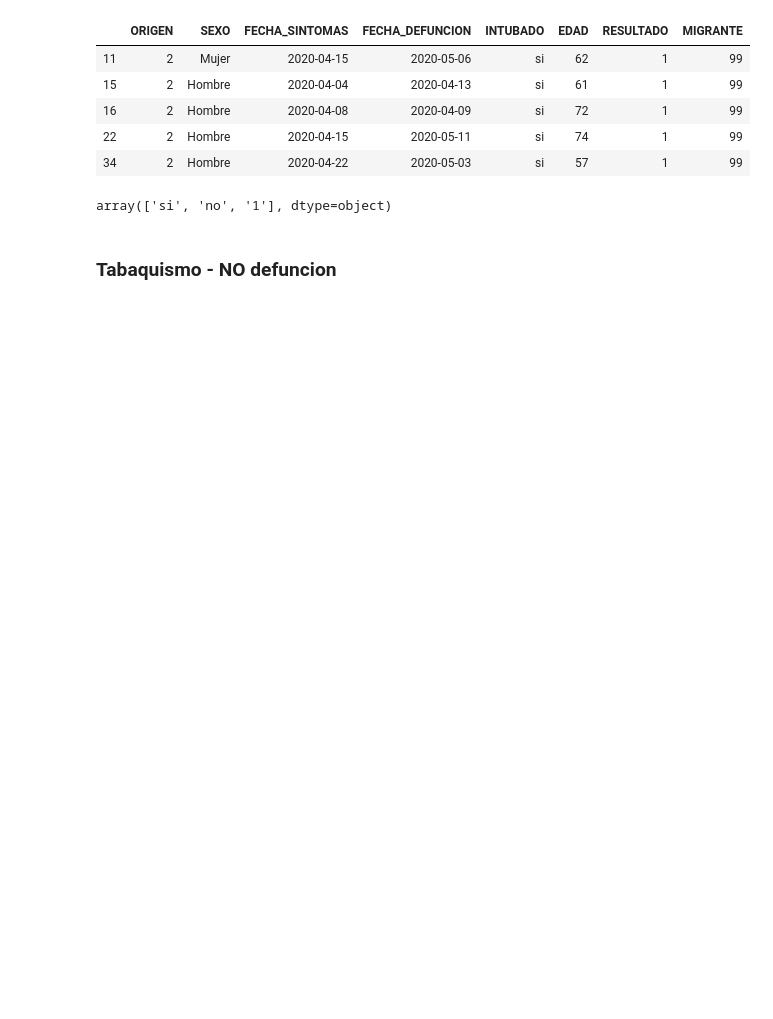
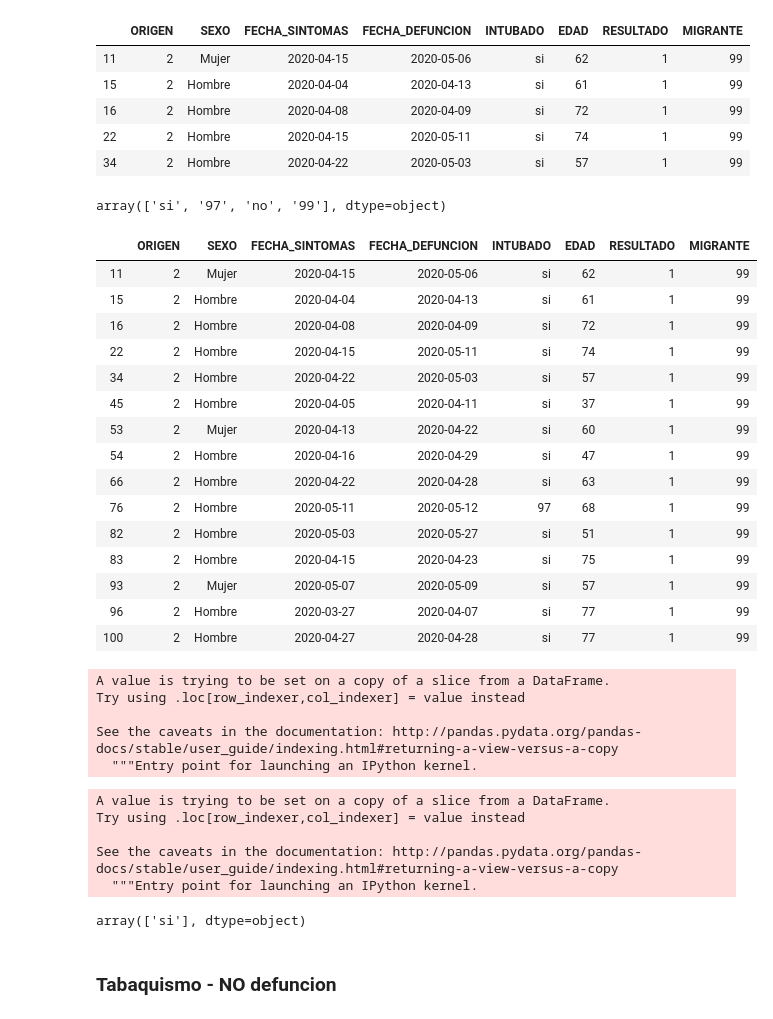
Before and after one commit to artthuro6/Covid-19, a Jupyter notebook: Modelo 1 - Covid.ipynb, the cells around one changed output. Cells and saved outputs as stored; diff of their text form; code cells hidden in the pictures; blank space fills up the shorter version.

Commit message:
Limpieza de datos TAB-INTUBADO 2

```diff
--- a/Modelo 1 - Covid.ipynb
+++ b/Modelo 1 - Covid.ipynb
@@ -371,7 +371,7 @@ Name: INTUBADO, dtype: int64
 # %%
 #data_tab_def["INTUBADO"] = np.where(data_tab_def["INTUBADO"] == "2", "si", data_tab_def["INTUBADO"])
 data_tab_def["INTUBADO"] = np.where(data_tab_def["INTUBADO"] == 1, "no", data_tab_def["INTUBADO"])
-data_tab_def["INTUBADO"] = np.where(data_tab_def["INTUBADO"] == 97, "no", data_tab_def["INTUBADO"])
+data_tab_def["INTUBADO"] = np.where(data_tab_def["INTUBADO"] == "97", "no", data_tab_def["INTUBADO"])
 data_tab_def["INTUBADO"] = np.where(data_tab_def["INTUBADO"] == 99, "no", data_tab_def["INTUBADO"])
 # %% [output]
 A value is trying to be set on a copy of a slice from a DataFrame.
@@ -389,3 +389,5 @@ Try using .loc[row_indexer,col_indexer] = value instead
 
 See the caveats in the documentation: http://pandas.pydata.org/pandas-docs/stable/user_guide/indexing.html#returning-a-view-versus-a-copy
   after removing the cwd from sys.path.
+# %%
+data_tab_def["INTUBADO"] = np.where(data_tab_def["INTUBADO"] == "97", "no", data_tab_def["INTUBADO"])
@@ -391,0 +400,2 @@ See the caveats in the documentation: http://pandas.pydata.org/pandas-docs/stabl
+# %%
+data_tab_def["INTUBADO"] = np.where(data_tab_def["INTUBADO"] == "99", "no", data_tab_def["INTUBADO"])
@@ -397,3 +413,5 @@ Try using .loc[row_indexer,col_indexer] = value instead
 
 See the caveats in the documentation: http://pandas.pydata.org/pandas-docs/stable/user_guide/indexing.html#returning-a-view-versus-a-copy
   """Entry point for launching an IPython kernel.
+# %%
+data_tab_def["INTUBADO"] = np.where(data_tab_def["INTUBADO"] == "1", "no", data_tab_def["INTUBADO"])
@@ -409,7 +433,46 @@ data_tab_def.head()
 # %%
 data_tab_def["INTUBADO"].unique()
 # %% [output]
-array(['si', 'no', '1'], dtype=object)
+array(['si', '97', 'no', '99'], dtype=object)
+# %%
+data_tab_def.head(15)
+# %% [output]
+|  | ORIGEN | SEXO | FECHA_SINTOMAS | FECHA_DEFUNCION | INTUBADO | EDAD | RESULTADO | MIGRANTE |
+| 11 | 2 | Mujer | 2020-04-15 | 2020-05-06 | si | 62 | 1 | 99 |
+| 15 | 2 | Hombre | 2020-04-04 | 2020-04-13 | si | 61 | 1 | 99 |
+| 16 | 2 | Hombre | 2020-04-08 | 2020-04-09 | si | 72 | 1 | 99 |
+| 22 | 2 | Hombre | 2020-04-15 | 2020-05-11 | si | 74 | 1 | 99 |
+| 34 | 2 | Hombre | 2020-04-22 | 2020-05-03 | si | 57 | 1 | 99 |
+| 45 | 2 | Hombre | 2020-04-05 | 2020-04-11 | si | 37 | 1 | 99 |
+| 53 | 2 | Mujer | 2020-04-13 | 2020-04-22 | si | 60 | 1 | 99 |
+| 54 | 2 | Hombre | 2020-04-16 | 2020-04-29 | si | 47 | 1 | 99 |
+| 66 | 2 | Hombre | 2020-04-22 | 2020-04-28 | si | 63 | 1 | 99 |
+| 76 | 2 | Hombre | 2020-05-11 | 2020-05-12 | 97 | 68 | 1 | 99 |
+| 82 | 2 | Hombre | 2020-05-03 | 2020-05-27 | si | 51 | 1 | 99 |
+| 83 | 2 | Hombre | 2020-04-15 | 2020-04-23 | si | 75 | 1 | 99 |
+| 93 | 2 | Mujer | 2020-05-07 | 2020-05-09 | si | 57 | 1 | 99 |
+| 96 | 2 | Hombre | 2020-03-27 | 2020-04-07 | si | 77 | 1 | 99 |
+| 100 | 2 | Hombre | 2020-04-27 | 2020-04-28 | si | 77 | 1 | 99 |
+# %%
+data_tab_def["MIGRANTE"] = np.where(data_tab_def["MIGRANTE"] == "99", "no", data_tab_def["MIGRANTE"])
+# %% [output]
+A value is trying to be set on a copy of a slice from a DataFrame.
+Try using .loc[row_indexer,col_indexer] = value instead
+
+See the caveats in the documentation: http://pandas.pydata.org/pandas-docs/stable/user_guide/indexing.html#returning-a-view-versus-a-copy
+  """Entry point for launching an IPython kernel.
+# %%
+data_tab_def["MIGRANTE"] = np.where(data_tab_def["MIGRANTE"] != "no", "si", data_tab_def["MIGRANTE"])
+# %% [output]
+A value is trying to be set on a copy of a slice from a DataFrame.
+Try using .loc[row_indexer,col_indexer] = value instead
+
+See the caveats in the documentation: http://pandas.pydata.org/pandas-docs/stable/user_guide/indexing.html#returning-a-view-versus-a-copy
+  """Entry point for launching an IPython kernel.
+# %%
+data_tab_def["MIGRANTE"].unique()
+# %% [output]
+array(['si'], dtype=object)
 # %% [markdown]
 ### Tabaquismo - NO defuncion
 # %%
```
Also changed, not shown: parts of 3 cells of this notebook.
